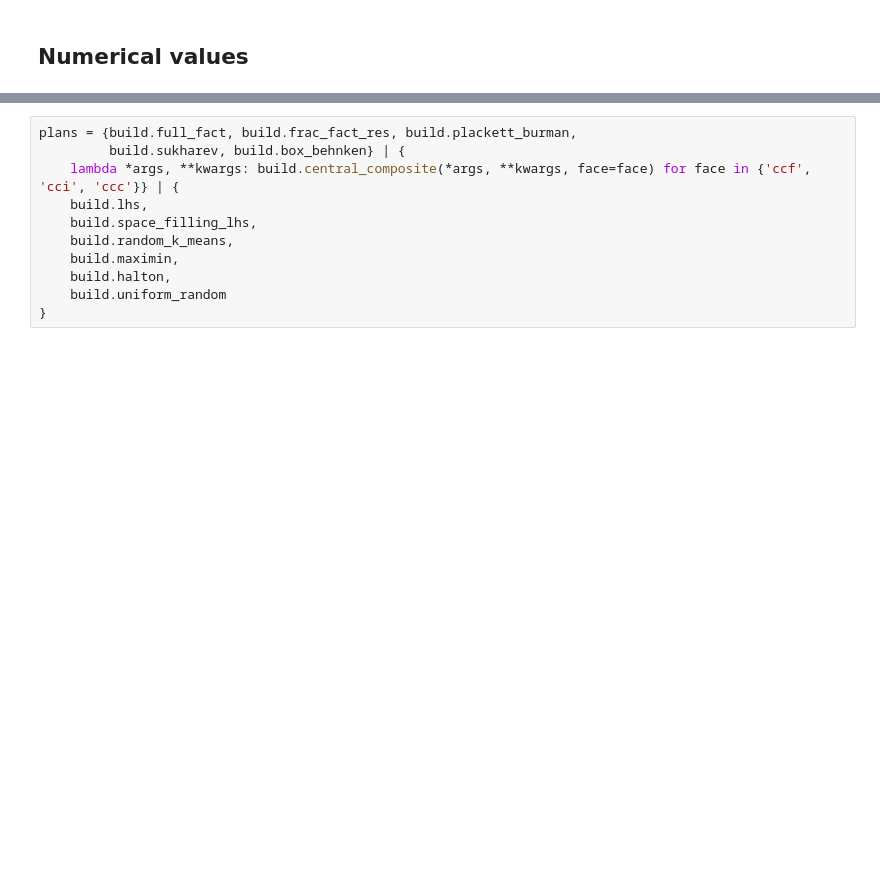
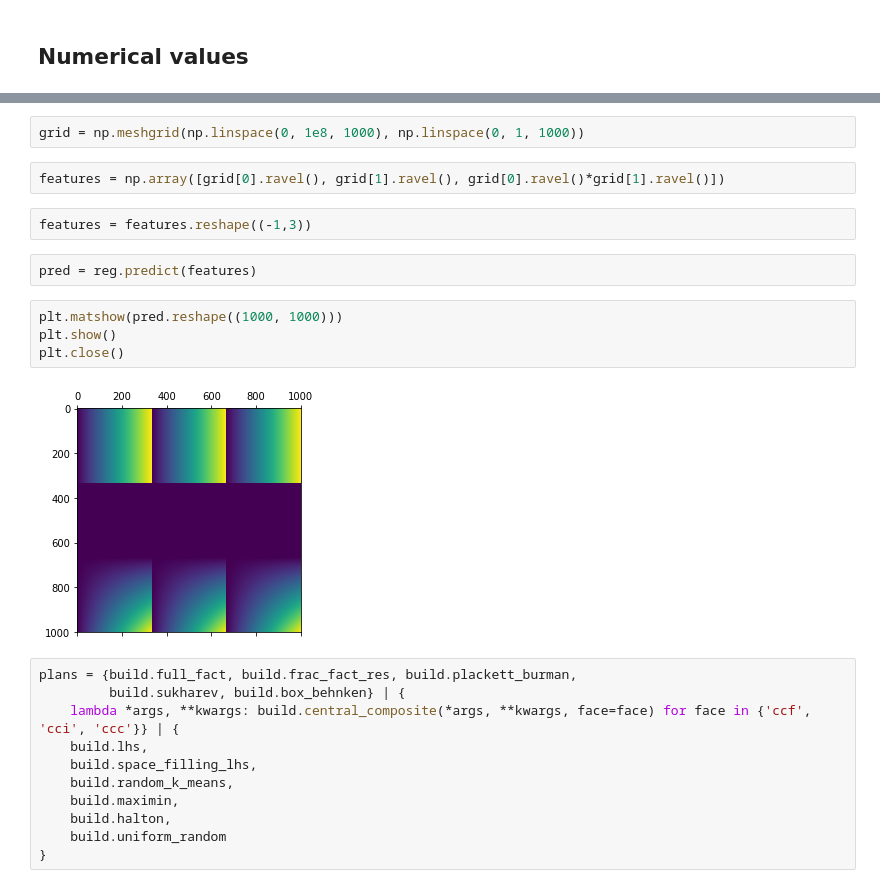
Before and after one commit to fd0r/design_of_experiment, a Jupyter notebook: python_notebook.ipynb, the cells around one changed output, grey strips where cells are left out. Drawn from its saved outputs; the diff is of its cells as text; blank space fills up the shorter version.

```diff
--- a/python_notebook.ipynb
+++ b/python_notebook.ipynb
@@ -173,3 +405,17 @@ array([[0.65, 0.5 , 0.5 , 0.5 , 0.5 , 0.5 , 0.5 , 0.5 , 0.5 , 0.5 , 0.5 ,
+# %%
+grid = np.meshgrid(np.linspace(0, 1e8, 1000), np.linspace(0, 1, 1000))
+# %%
+features = np.array([grid[0].ravel(), grid[1].ravel(), grid[0].ravel()*grid[1].ravel()])
+# %%
+features = features.reshape((-1,3))
+# %%
+pred = reg.predict(features)
+# %%
+plt.matshow(pred.reshape((1000, 1000)))
+plt.show()
+plt.close()
+# %% [output]
+[figure, added]
 # %%
 plans = {build.full_fact, build.frac_fact_res, build.plackett_burman,
          build.sukharev, build.box_behnken} | {
```
Also changed, not shown: parts of 39 cells of this notebook, 1 other file.
